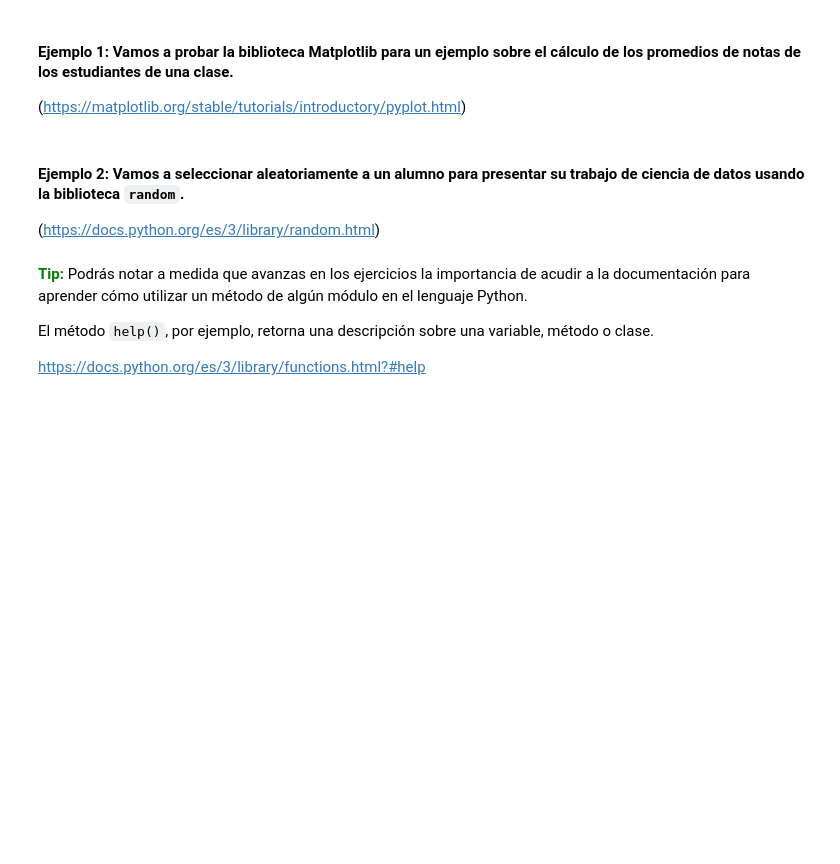
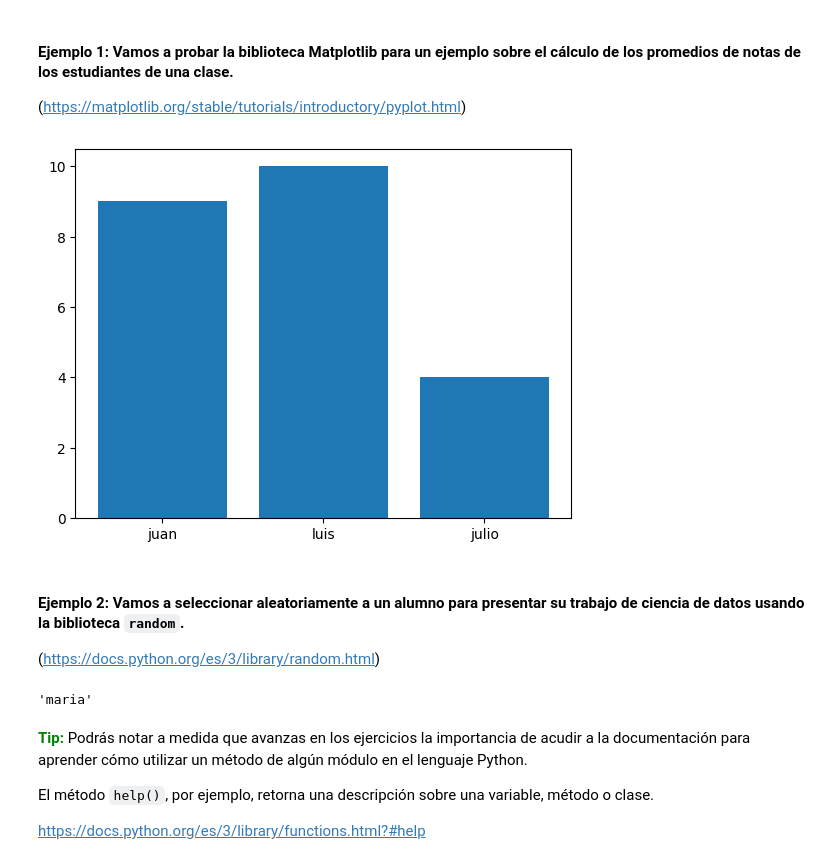
Before and after one commit to Aracelimagali/Python_Data_Science, a Jupyter notebook: Python_para_Data_Science.ipynb, the cells around one changed output. Saved outputs shown, nothing was run; the diff lists cells and outputs as text; code cells hidden in the pictures; blank space fills up the shorter version.

```diff
--- a/Python_para_Data_Science.ipynb
+++ b/Python_para_Data_Science.ipynb
@@ -45,3 +44,11 @@ Requirement already satisfied: six>=1.5 in /usr/local/lib/python3.12/dist-packag
+# %%
+estudiantes=['juan','luis','julio']
+notas=[9,10,4]
+# %%
+plt.bar(estudiantes,notas)
+plt.show()
+# %% [output]
+[figure, added]
 # %% [markdown]
 #### Ejemplo 2: Vamos a seleccionar aleatoriamente a un alumno para presentar su trabajo de ciencia de datos usando la biblioteca `random`.
 
@@ -49,3 +58,9 @@ Requirement already satisfied: six>=1.5 in /usr/local/lib/python3.12/dist-packag
+# %%
+estudiantes_2=['juan','luis','julio','ana','maria']
+estudiante=choice(estudiantes_2)
+estudiante
+# %% [output]
+'maria'
 # %% [markdown]
 <font color=green>**Tip:**</font> Podrás notar a medida que avanzas en los ejercicios la importancia de acudir a la documentación para aprender cómo utilizar un método de algún módulo en el lenguaje Python.
 
```
Also changed, not shown: parts of 12 cells of this notebook.
